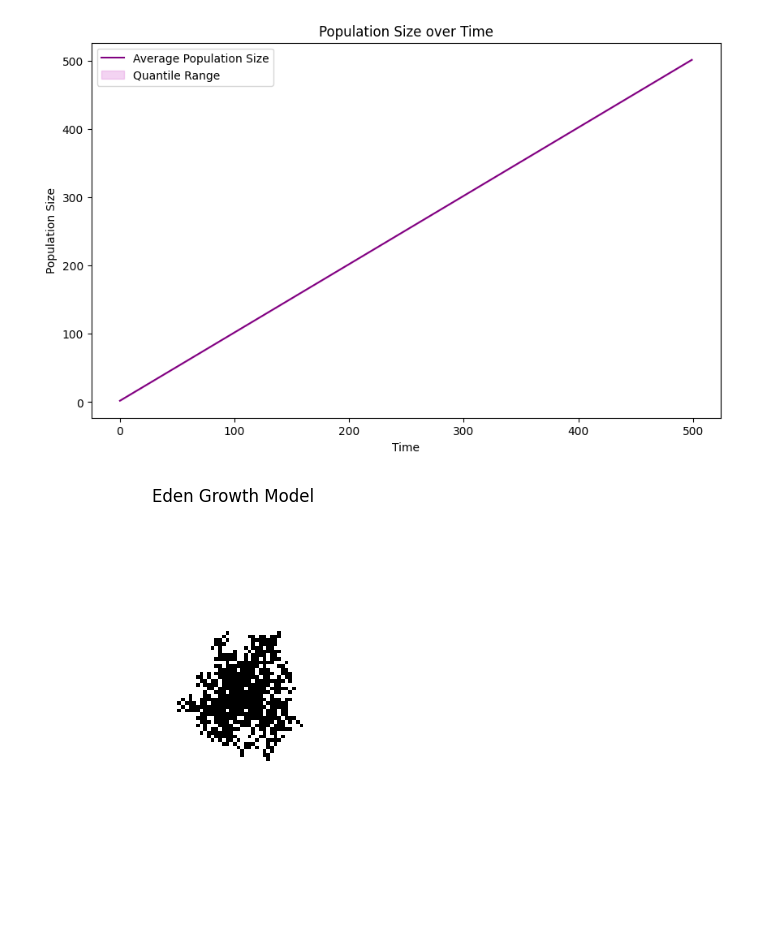
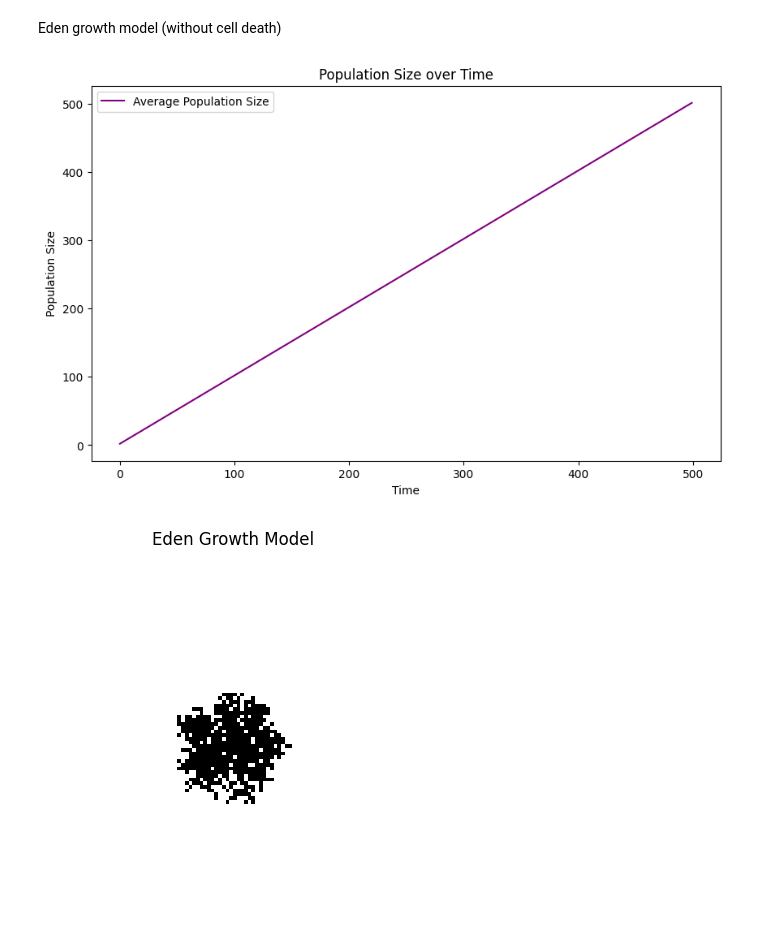
Before and after one commit to isabellac865/population_growth_models, a Jupyter notebook: 5_eden_growth.ipynb, the cells around one changed output. Saved outputs shown, nothing was run; the diff lists cells and outputs as text; code cells hidden in the pictures; blank space fills up the shorter version.

Commit message:
without cell death

```diff
--- a/5_eden_growth.ipynb
+++ b/5_eden_growth.ipynb
@@ -1,3 +1,5 @@
+# %% [markdown]
+Eden growth model (without cell death)
 # %%
 import numpy as np
 import matplotlib.pyplot as plt
@@ -36,35 +38,33 @@ def plot_grid(grid):
     plt.show()
 
 # Parameters
 grid_size = 100
 iterations = 500
 num_simulations = 100
 
 # Run simulations
 all_population_sizes = []
 for _ in range(num_simulations):
     grid, border = initialize_grid(grid_size)
     _, population_size = grow_cluster(grid, border, iterations)
     all_population_sizes.append(population_size)
 
 # Calculate statistics
 all_population_sizes = np.array([ps + [ps[-1]] * (iterations - len(ps)) for ps in all_population_sizes])
 average_population_size = np.mean(all_population_sizes, axis=0)
-quantile_1 = np.percentile(all_population_sizes, 5, axis=0)
-quantile_2 = np.percentile(all_population_sizes, 95, axis=0)
+
 
 # Plot population size over time
 plt.figure(figsize=(10, 6))
 plt.plot(range(iterations), average_population_size, label='Average Population Size', color='purple')
-plt.fill_between(range(iterations), quantile_1, quantile_2, color='orchid', alpha=0.3, label='Quantile Range')
 plt.title('Population Size over Time')
 plt.xlabel('Time')
 plt.ylabel('Population Size')
 plt.legend()
 plt.show()
 
 # Plot final grid
 plot_grid(grid)
 # %% [output]
-[figure, old version]
+[figure, new version]
-[figure, old version]
+[figure, new version]
```
